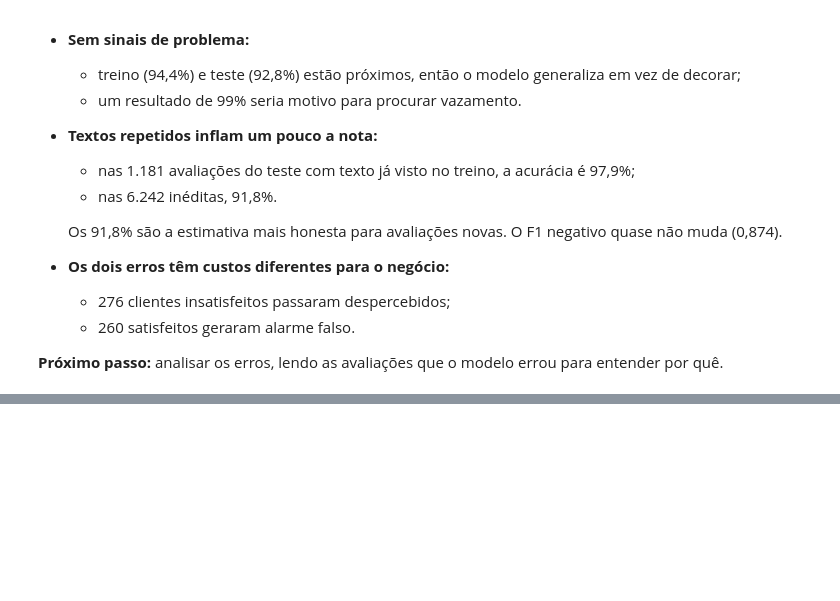
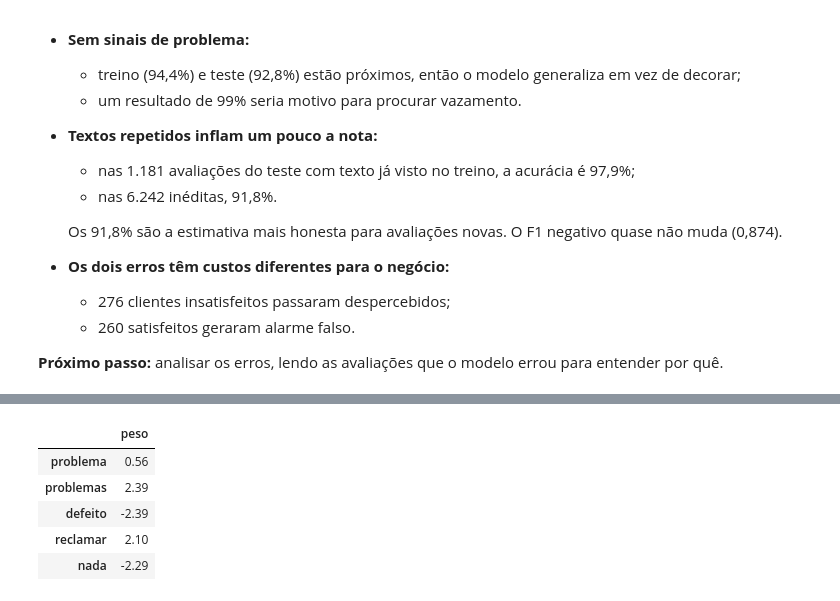
Before and after one commit to baxelin/delivery-ai, a Jupyter notebook: notebooks/v1_sentimento.ipynb, the cells around one changed output, grey strips where cells are left out. Saved outputs shown, nothing was run; the diff lists cells and outputs as text; code cells hidden in the pictures; blank space fills up the shorter version.

```diff
--- a/notebooks/v1_sentimento.ipynb
+++ b/notebooks/v1_sentimento.ipynb
@@ -787,0 +941,9 @@ pd.DataFrame(
+# %%
+word_weights[["problema", "problemas", "defeito", "reclamar", "nada"]].round(2).to_frame("peso")
+# %% [output]
+|  | peso |
+| problema | 0.56 |
+| problemas | 2.39 |
+| defeito | -2.39 |
+| reclamar | 2.10 |
+| nada | -2.29 |
```
Also changed, not shown: parts of 12 cells of this notebook.
